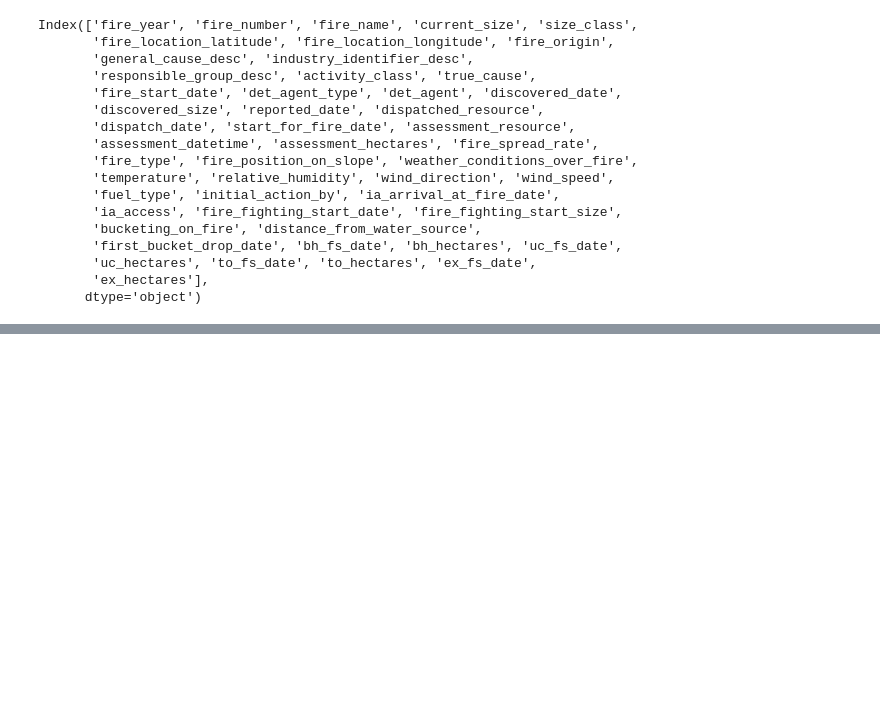
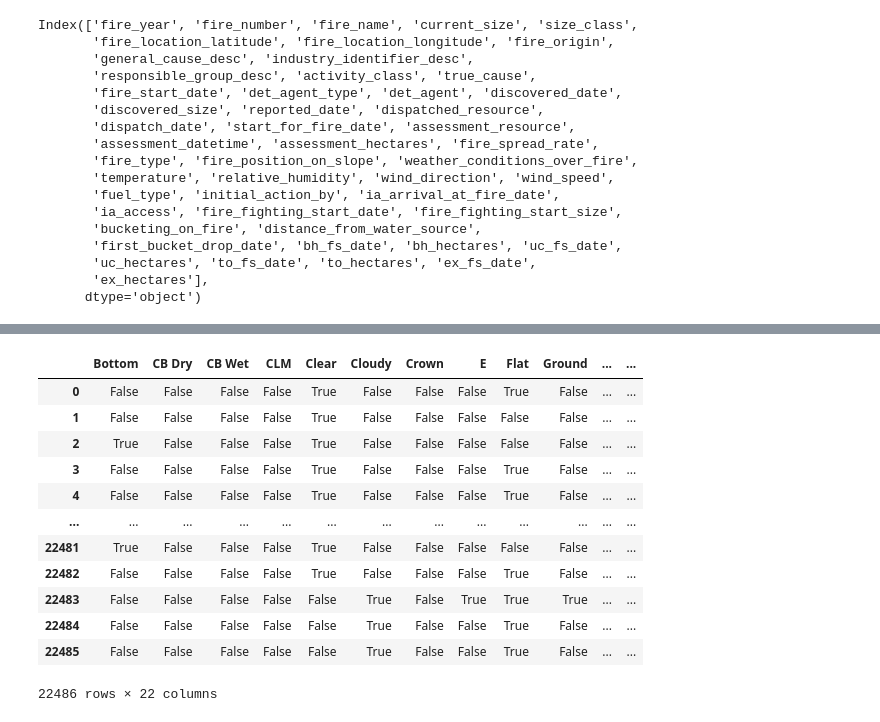
Before and after one commit to BradenYablonski/comp-4710-data-mining-project, a Jupyter notebook: project_notebook.ipynb, the cells around one changed output, grey strips where cells are left out. Cells and saved outputs as stored; diff of their text form; code cells hidden in the pictures; blank space fills up the shorter version.

Commit message:
data and fpgrowth processor
ignore update in notebook

```diff
--- a/project_notebook.ipynb
+++ b/project_notebook.ipynb
@@ -79,0 +89,9 @@ sub_dataset_cleaned.shape
+# %%
+cat_col = [
+    'fire_position_on_slope',
+    'wind_direction',
+    'fire_type',
+    'weather_conditions_over_fire'
+]
+cat_subdata = sub_dataset_cleaned[cat_col]
+cat_subdata.head()
@@ -79,0 +116,4 @@ sub_dataset_cleaned.shape
+# %%
+cat_subdata.wind_direction[cat_subdata.wind_direction == ' S'] = 'S'
+cat_subdata.wind_direction[cat_subdata.wind_direction == ' NW'] = 'NW'
+cat_subdata.fire_type[cat_subdata.fire_type == '   Surface'] = 'Surface'
@@ -79,0 +133,21 @@ sub_dataset_cleaned.shape
+# %%
+from mlxtend.preprocessing import TransactionEncoder
+
+te = TransactionEncoder()
+te_ary = te.fit(cat_subdata.to_numpy()).transform(cat_subdata.to_numpy())
+cat_subdata_trans = pd.DataFrame(te_ary, columns=te.columns_)
+cat_subdata_trans
+# %% [output]
+|  | Bottom | CB Dry | CB Wet | CLM | Clear | Cloudy | Crown | E | Flat | Ground | ... | ... |
+| 0 | False | False | False | False | True | False | False | False | True | False | ... | ... |
+| 1 | False | False | False | False | True | False | False | False | False | False | ... | ... |
+| 2 | True | False | False | False | True | False | False | False | False | False | ... | ... |
+| 3 | False | False | False | False | True | False | False | False | True | False | ... | ... |
+| 4 | False | False | False | False | True | False | False | False | True | False | ... | ... |
+| ... | ... | ... | ... | ... | ... | ... | ... | ... | ... | ... | ... | ... |
+| 22481 | True | False | False | False | True | False | False | False | False | False | ... | ... |
+| 22482 | False | False | False | False | True | False | False | False | True | False | ... | ... |
+| 22483 | False | False | False | False | False | True | False | True | True | True | ... | ... |
+| 22484 | False | False | False | False | False | True | False | False | True | False | ... | ... |
+| 22485 | False | False | False | False | False | True | False | False | True | False | ... | ... |
+22486 rows × 22 columns
```
Also changed, not shown: parts of 10 cells of this notebook, 4 other files.
